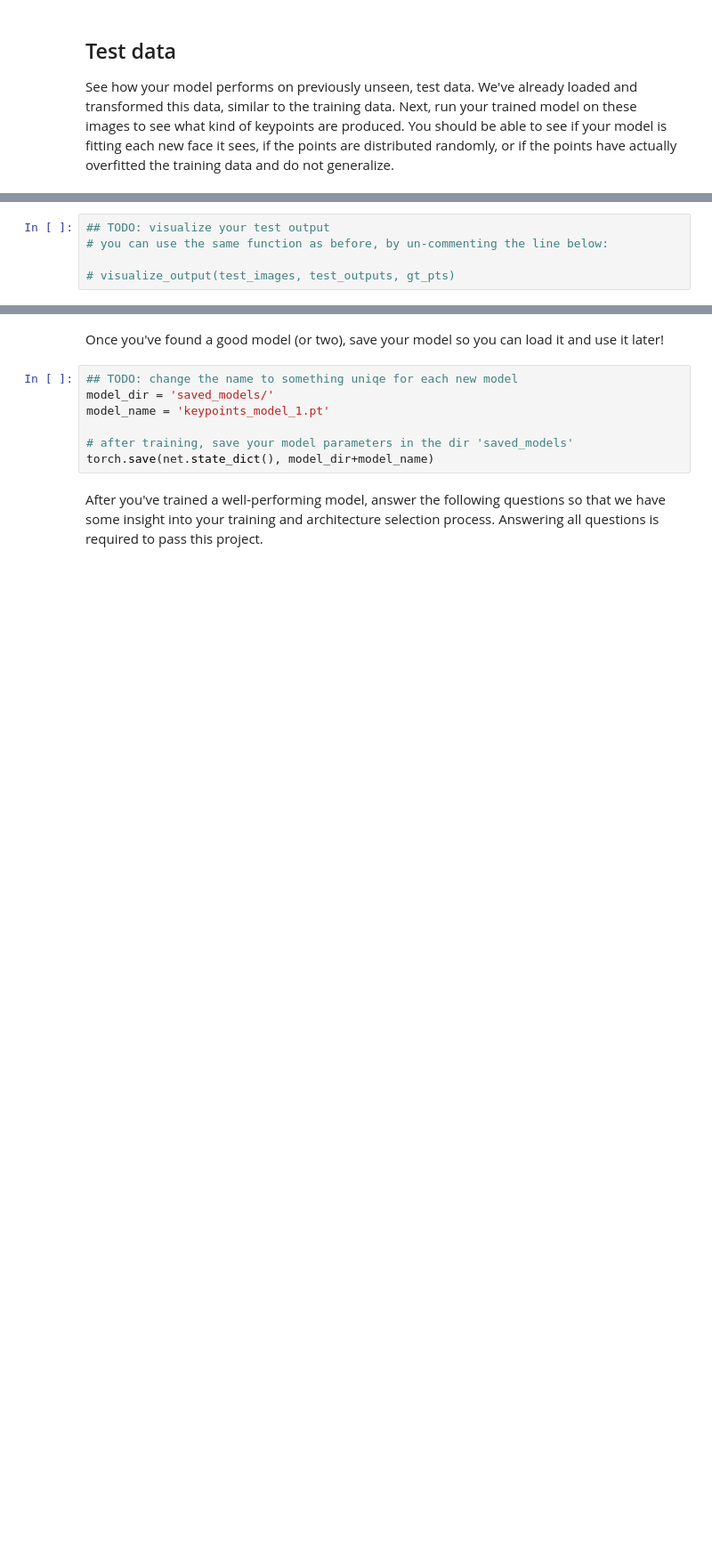
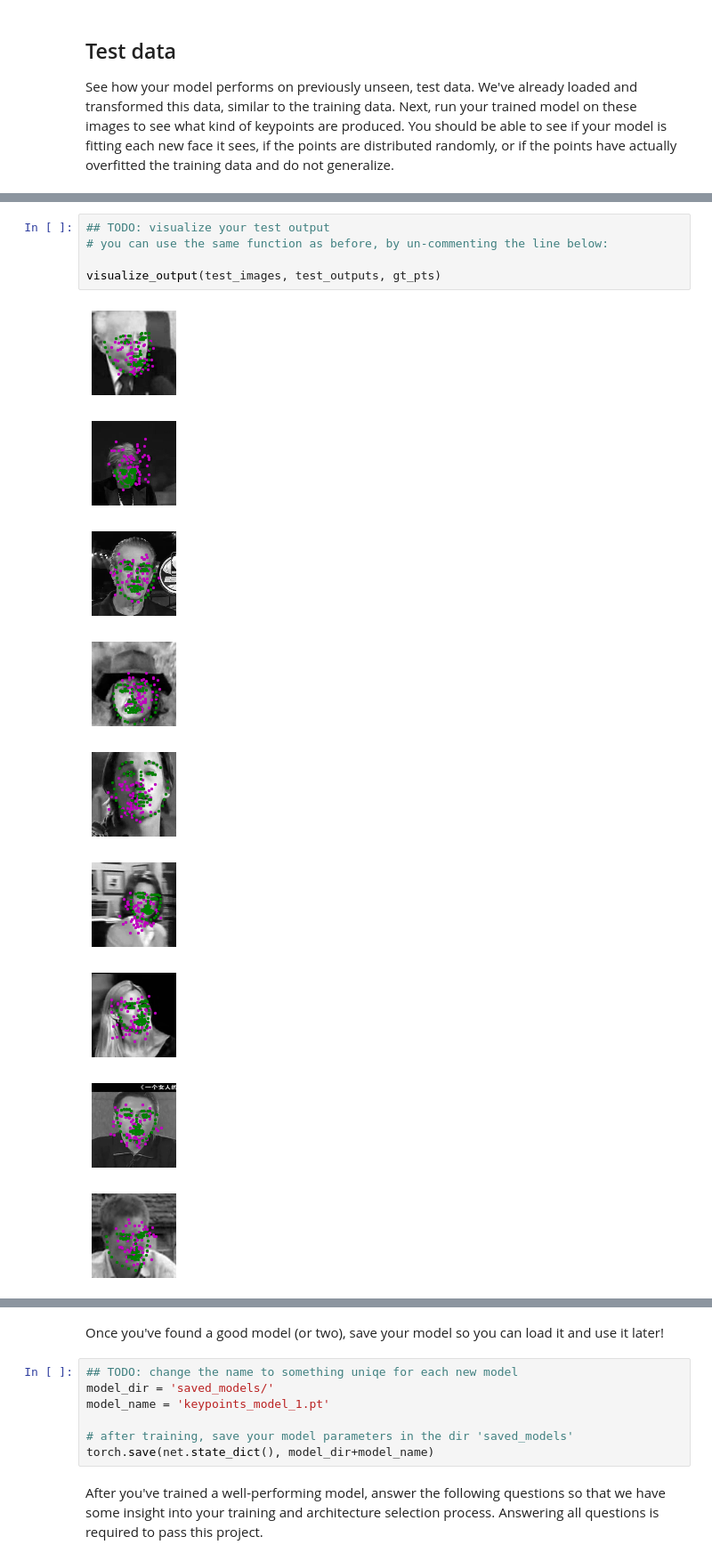
Before and after one commit to petersiemen/P1_Facial_Keypoints, a Jupyter notebook: 2. Define the Network Architecture.ipynb, the cells around one changed output, grey strips where cells are left out. Shown at 89% size. Drawn from its saved outputs; the diff is of its cells as text; blank space fills up the shorter version.

```diff
--- a/2. Define the Network Architecture.ipynb
+++ b/2. Define the Network Architecture.ipynb
@@ -408,5 +436,15 @@ print(gt_pts.size())
 # %%
 ## TODO: visualize your test output
 # you can use the same function as before, by un-commenting the line below:
 
-# visualize_output(test_images, test_outputs, gt_pts)
+visualize_output(test_images, test_outputs, gt_pts)
+# %% [output]
+[figure, added]
+[figure, added]
+[figure, added]
+[figure, added]
+[figure, added]
+[figure, added]
+[figure, added]
+[figure, added]
+[figure, added]
```
Also changed, not shown: parts of 17 cells of this notebook, 6 other files.
